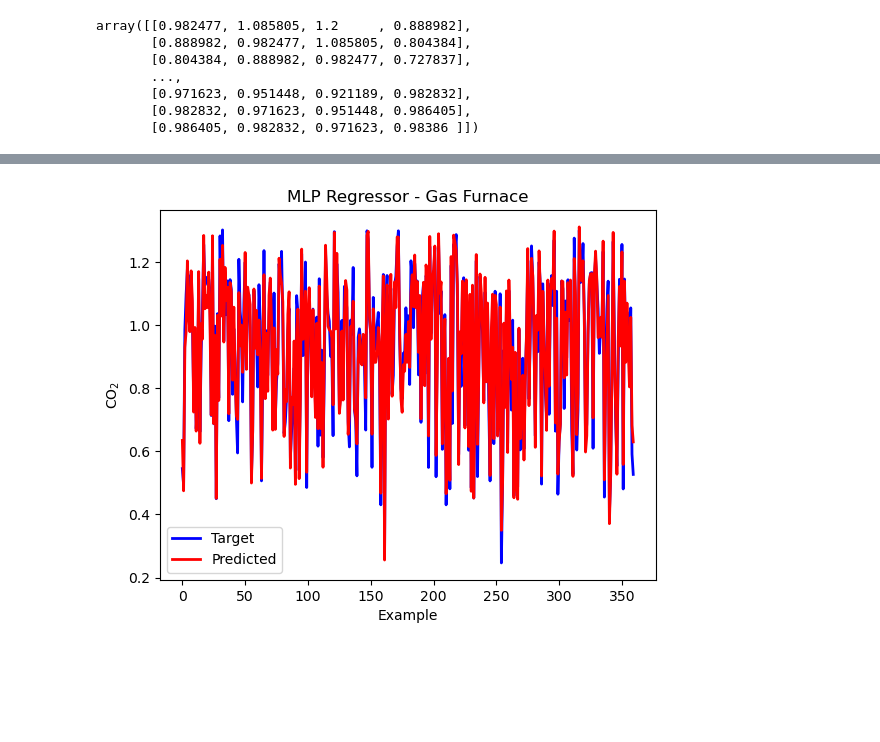
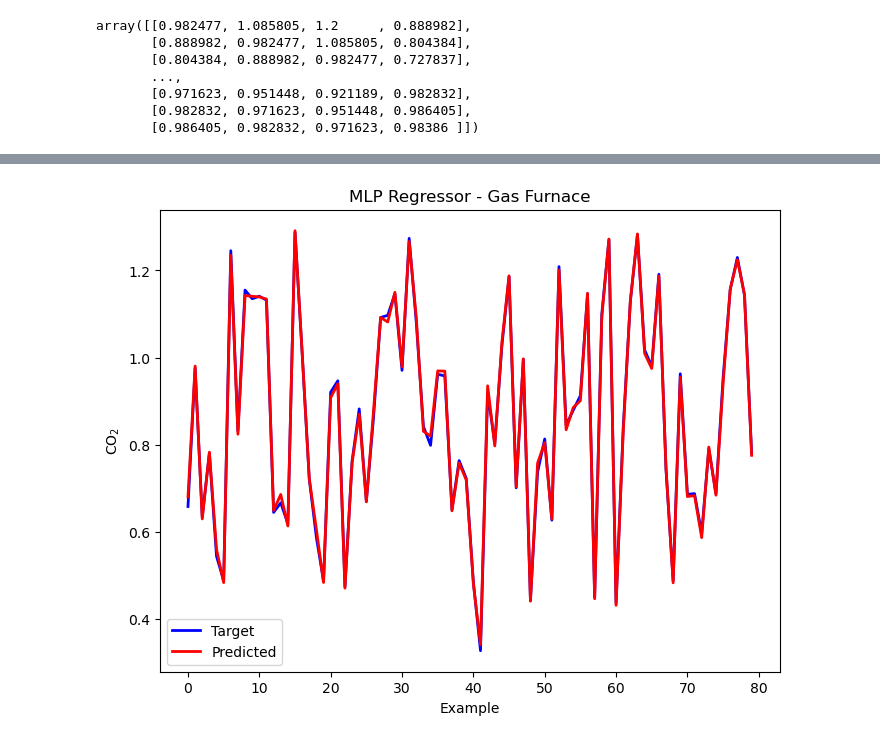
Before and after one commit to ngonar/AI_fundamental, a Jupyter notebook: mlp_regression.ipynb, the cells around one changed output, grey strips where cells are left out. Cells and saved outputs as stored; diff of their text form; code cells hidden in the pictures; blank space fills up the shorter version.

```diff
--- a/mlp_regression.ipynb
+++ b/mlp_regression.ipynb
@@ -50,13 +50,13 @@ R2: 0.94626
 # %%
 import matplotlib.pyplot as plt
-X=range(0,len(gasOutTest))
-plt.figure()
-plt.plot(X,gasOutTest, color='blue', label='Target', linewidth=2)
-plt.plot(X,gasPred, color='red', label='Predicted', linewidth=2)
+X=range(0,len(gasOutTest[:80]))
+plt.figure(figsize=[8,6])
+plt.plot(X,gasOutTest[:80], color='blue', label='Target', linewidth=2)
+plt.plot(X,gasPred[:80], color='red', label='Predicted', linewidth=2)
 plt.xlabel('Example')
 plt.ylabel('CO$_2$')
 plt.title('MLP Regressor - Gas Furnace')
 plt.legend()
 plt.show()
 # %% [output]
-[figure, old version]
+[figure, new version]
```
Also changed, not shown: parts of 3 cells of this notebook, 15 other files.
